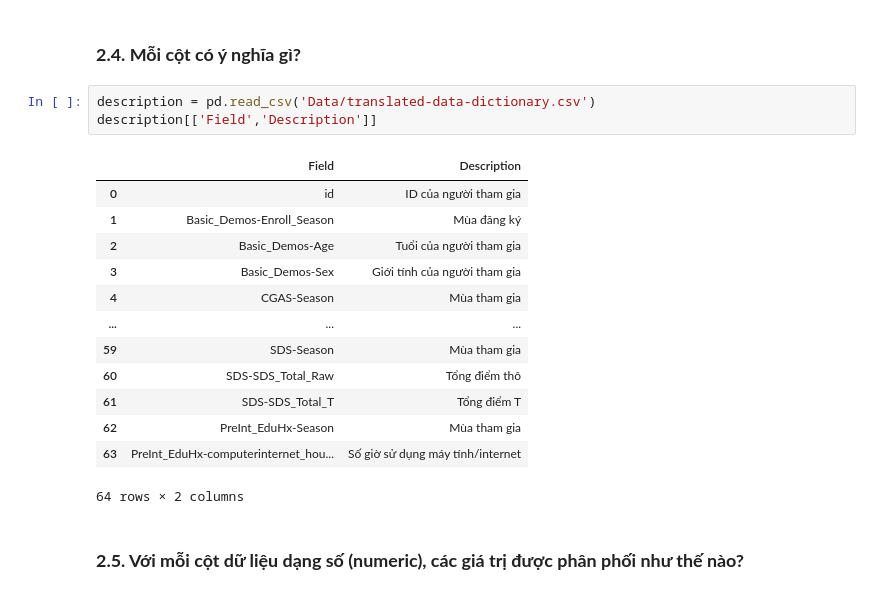
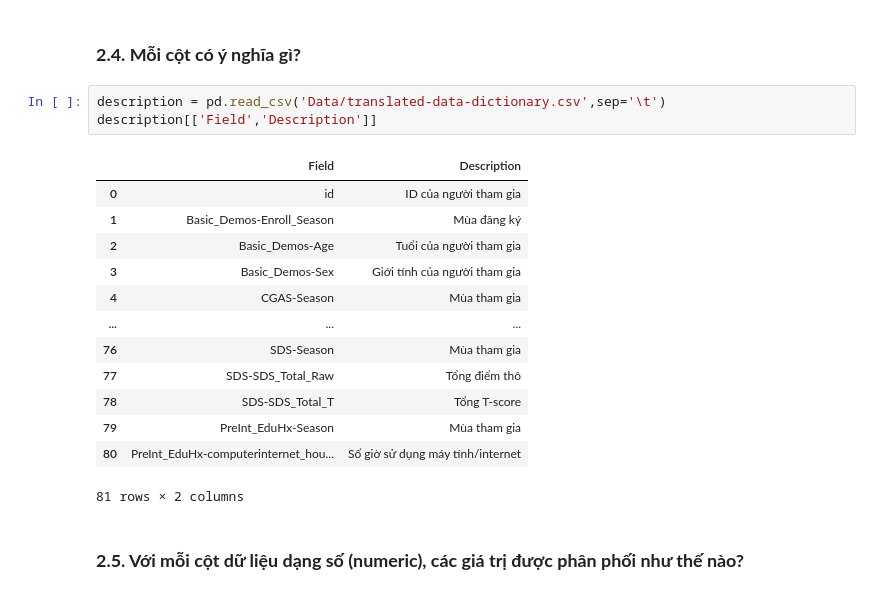
Before and after one commit to xxtnguyn/LTKHDL_Final, a Jupyter notebook: Final_Project.ipynb, the cells around one changed output. Saved outputs shown, nothing was run; the diff lists cells and outputs as text.

```diff
--- a/Final_Project.ipynb
+++ b/Final_Project.ipynb
@@ -97,22 +96,22 @@ Không có sự trùng lặp dữ liệu trong tập dữ liệu.
 # %% [markdown]
 ### **2.4. Mỗi cột có ý nghĩa gì?**
 # %%
-description = pd.read_csv('Data/translated-data-dictionary.csv')
+description = pd.read_csv('Data/translated-data-dictionary.csv',sep='\t')
 description[['Field','Description']]
 # %% [output]
 |  | Field | Description |
 | 0 | id | ID của người tham gia |
 | 1 | Basic_Demos-Enroll_Season | Mùa đăng ký |
 | 2 | Basic_Demos-Age | Tuổi của người tham gia |
 | 3 | Basic_Demos-Sex | Giới tính của người tham gia |
 | 4 | CGAS-Season | Mùa tham gia |
 | ... | ... | ... |
-| 59 | SDS-Season | Mùa tham gia |
-| 60 | SDS-SDS_Total_Raw | Tổng điểm thô |
-| 61 | SDS-SDS_Total_T | Tổng điểm T |
-| 62 | PreInt_EduHx-Season | Mùa tham gia |
-| 63 | PreInt_EduHx-computerinternet_hou... | Số giờ sử dụng máy tính/internet |
+| 76 | SDS-Season | Mùa tham gia |
+| 77 | SDS-SDS_Total_Raw | Tổng điểm thô |
+| 78 | SDS-SDS_Total_T | Tổng T-score |
+| 79 | PreInt_EduHx-Season | Mùa tham gia |
+| 80 | PreInt_EduHx-computerinternet_hou... | Số giờ sử dụng máy tính/internet |
-64 rows × 2 columns
+81 rows × 2 columns
 # %% [markdown]
 ### **2.5. Với mỗi cột dữ liệu dạng số (numeric), các giá trị được phân phối như thế nào?**
 # %% [markdown]
```
Also changed, not shown: parts of 7 cells of this notebook.
